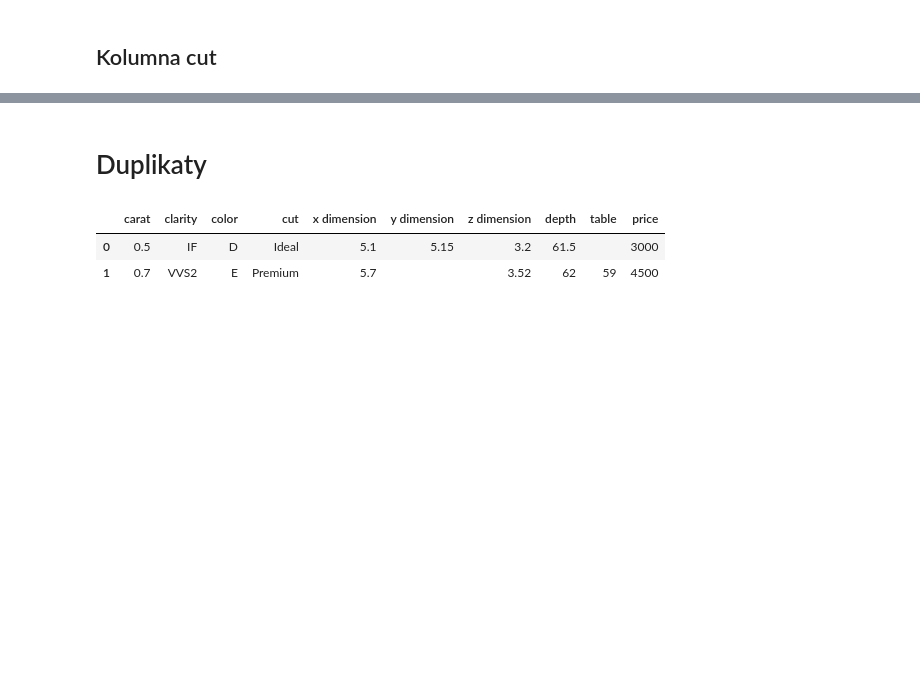
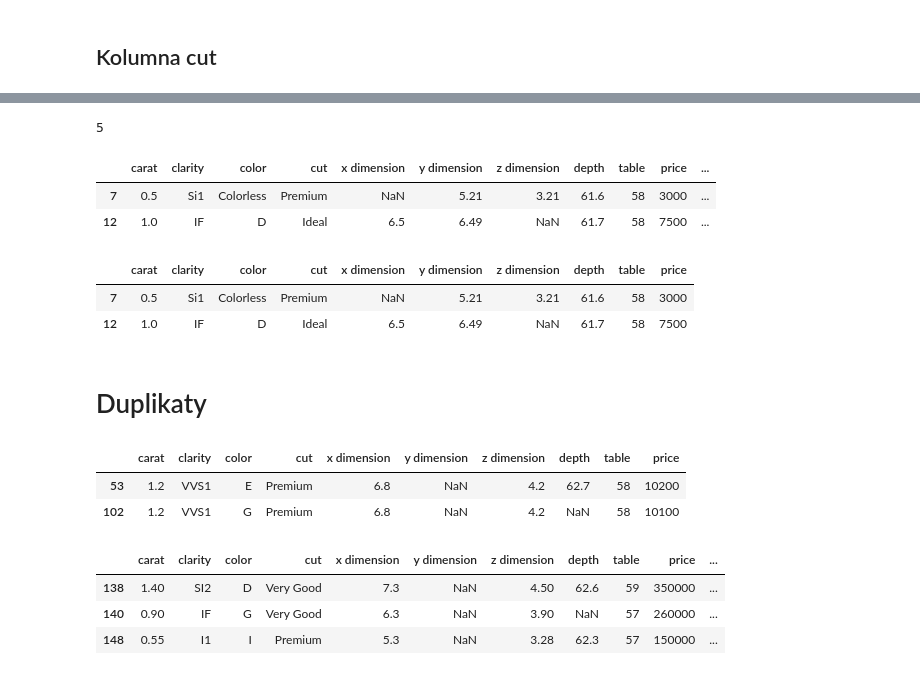
Before and after one commit to GWawrzeniecki/PAD, a Jupyter notebook: Projekt/data_prepare.ipynb, the cells around one changed output, grey strips where cells are left out. Drawn from its saved outputs; the diff is of its cells as text; code cells hidden in the pictures; blank space fills up the shorter version.

Commit message:
Classes 7 data analyze 0.7 90

```diff
--- a/Projekt/data_prepare.ipynb
+++ b/Projekt/data_prepare.ipynb
@@ -159,3 +181,17 @@ depth            object
 table            object
 price            object
 dtype: object
+# %%
+#Ustawienie typu danych dla reszty kolumn
+
+cols_with_empty_strings = data.columns[data.apply(lambda col: col == ' ').any()]
+data[cols_with_empty_strings] = data[cols_with_empty_strings].replace(' ', np.nan)
+
+data['x dimension'] = data['x dimension'].astype(float)
+data['y dimension'] = data['y dimension'].astype(float)
+data['z dimension'] = data['z dimension'].astype(float)
+data['depth'] = data['depth'].astype(float)
+data['table'] = data['table'].astype('Int32')
+data['price'] = data['price'].astype('Int32')
+
+data.dtypes
@@ -161,0 +231,11 @@ dtype: object
+# %%
+# Postanowiłem usunąć wiersze gdzie carat jest nan.
+# Myślę, że jest to największy czynnik który ma wpływ na cene wyrobu
+# Zmniejszy to rozmiar danych o 50 wierszy ale dane będą dokładniejsze
+count = data['carat'].isna().sum()
+data = data.dropna(subset=['carat'])
+
+# Brakujące dane w kolumnie price postanowiłem zamienić średnią z wierszy o podobnych wartościach (carat i cut jest taki sam)
+# Zobaczmy ile jest wierszy gdzie carat i cut jest taki sam - 82
+size = len(data.groupby(['carat', 'cut'], observed=True))
+size
@@ -162,9 +263,59 @@ dtype: object
+# %%
+# Liczba wierszy z cena oraz z takim samym cut i caratem
+print(len(matched_data[~matched_data['price'].isna()])) # 5
+# %% [output]
+5
+# %%
+mean_prices = data.groupby(['carat', 'cut'], observed=True)['price'].mean().reset_index(name='mean_price')
+merged_data = pd.merge(data, mean_prices, on=['carat', 'cut'], how='left')
+merged_data['mean_price'] = merged_data['mean_price'].astype('Int32')
+price_nan_mask_merged = merged_data['price'].isna()
+merged_data['price'] = merged_data['price'].fillna(merged_data['mean_price']) # inplace=true dawalo warning
+merged_data[price_nan_mask_merged]
+# %% [output]
+|  | carat | clarity | color | cut | x dimension | y dimension | z dimension | depth | table | price | ... |
+| 7 | 0.5 | Si1 | Colorless | Premium | NaN | 5.21 | 3.21 | 61.6 | 58 | 3000 | ... |
+| 12 | 1.0 | IF | D | Ideal | 6.5 | 6.49 | NaN | 61.7 | 58 | 7500 | ... |
+# %%
+data = merged_data.drop(columns=['mean_price'])
+data[price_nan_mask_merged]
+# %% [output]
+|  | carat | clarity | color | cut | x dimension | y dimension | z dimension | depth | table | price |
+| 7 | 0.5 | Si1 | Colorless | Premium | NaN | 5.21 | 3.21 | 61.6 | 58 | 3000 |
+| 12 | 1.0 | IF | D | Ideal | 6.5 | 6.49 | NaN | 61.7 | 58 | 7500 |
 # %% [markdown]
 # Duplikaty
 # %%
 data.duplicated().sum()
 # Nie ma wierszy identycznych
+
+# Sprawdzmy duplikaty biorąc pod uwage ponizsze kolumny
+duplicates = data.duplicated(subset=['carat', 'cut', 'clarity', 'x dimension', 'y dimension', 'z dimension'], keep=False)
+data[duplicates]
+
+# Znaleziono tylko 2 rekordy, cena moze sie roznic ze wzgledu na kolor
+
+# Wyglada na to ze zbior po wstepnym oczyszczeniu nie ma duplikatow
 # %% [output]
 |  | carat | clarity | color | cut | x dimension | y dimension | z dimension | depth | table | price |
-| 0 | 0.5 | IF | D | Ideal | 5.1 | 5.15 | 3.2 | 61.5 |  | 3000 |
-| 1 | 0.7 | VVS2 | E | Premium | 5.7 |  | 3.52 | 62 | 59 | 4500 |
+| 53 | 1.2 | VVS1 | E | Premium | 6.8 | NaN | 4.2 | 62.7 | 58 | 10200 |
+| 102 | 1.2 | VVS1 | G | Premium | 6.8 | NaN | 4.2 | NaN | 58 | 10100 |
+# %%
+# Assuming 'data' is your DataFrame
+# Creating a new column that represents the ratio of price to carat
+data['price_per_carat'] = data['price'] / data['carat']
+
+# Now you can apply any outlier detection method (like Z-score) to this new column
+from scipy.stats import zscore
+data['z_score_price_per_carat'] = zscore(data['price_per_carat'])
+
+# Identify outliers
+outliers = data[(data['z_score_price_per_carat'] > 3) | (data['z_score_price_per_carat'] < -3)]
+
+# Display the outliers
+outliers
+# %% [output]
+|  | carat | clarity | color | cut | x dimension | y dimension | z dimension | depth | table | price | ... |
+| 138 | 1.40 | SI2 | D | Very Good | 7.3 | NaN | 4.50 | 62.6 | 59 | 350000 | ... |
+| 140 | 0.90 | IF | G | Very Good | 6.3 | NaN | 3.90 | NaN | 57 | 260000 | ... |
+| 148 | 0.55 | I1 | I | Premium | 5.3 | NaN | 3.28 | 62.3 | 57 | 150000 | ... |
```
Also changed, not shown: parts of 13 cells of this notebook, 9 other files.
